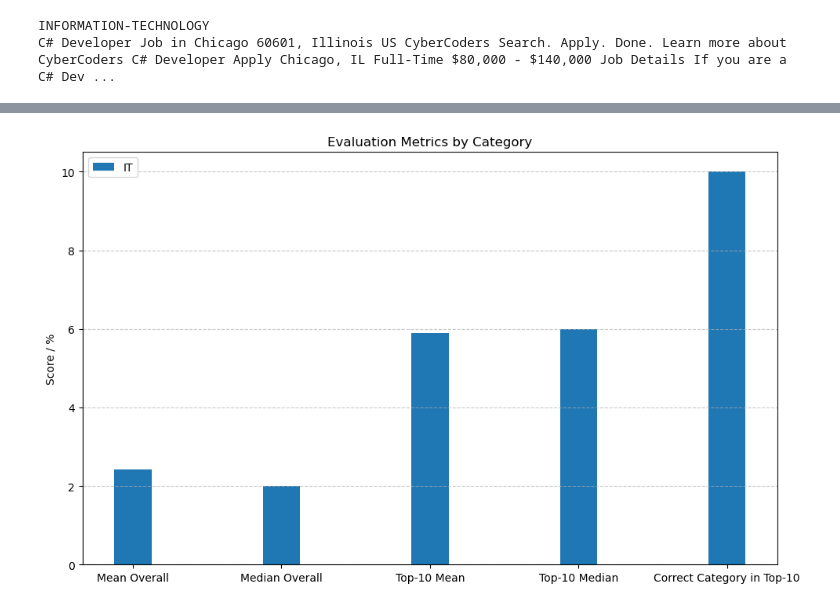
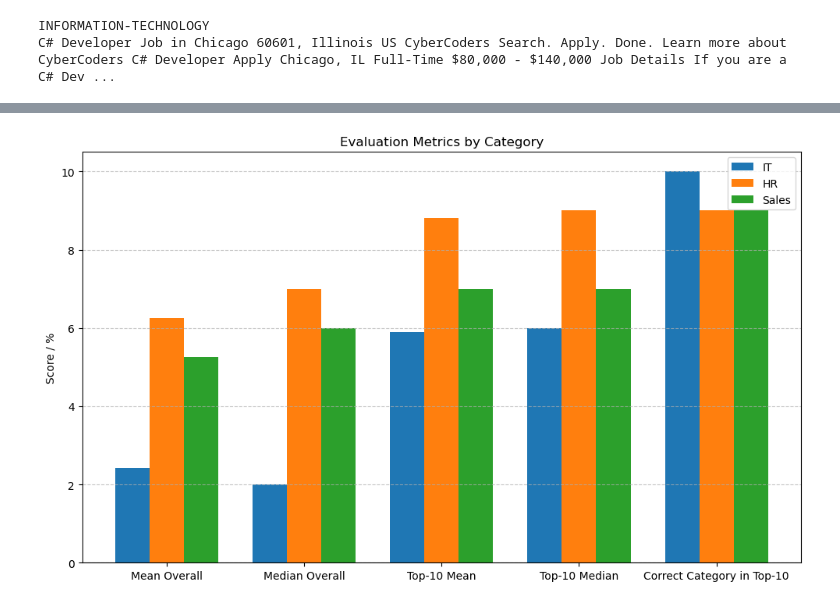
Before and after one commit to zWarMob/aiml_exam, a Jupyter notebook: 4_advanced_LLM_match.ipynb, the cells around one changed output, grey strips where cells are left out. Saved outputs shown, nothing was run; the diff lists cells and outputs as text; code cells hidden in the pictures.

Commit message:
finish advanced llm match

```diff
--- a/4_advanced_LLM_match.ipynb
+++ b/4_advanced_LLM_match.ipynb
@@ -238,7 +282,8 @@ df_cvs_it_test.to_csv('data/processed/base_results/cvs_it_test_scores_advanced_L
 # %%
-# Sort the DataFrame by score
+df_cvs_it_test = pd.read_csv('data/processed/base_results/cvs_it_test_scores_advanced_LLM.csv')
+df_cvs_hr_test = pd.read_csv('data/processed/base_results/cvs_hr_test_scores_advanced_LLM.csv')
+df_cvs_sales_test = pd.read_csv('data/processed/base_results/cvs_sales_test_scores_advanced_LLM.csv')
+
 df_cvs_it_test_sorted = df_cvs_it_test.sort_values(by='score', ascending=False)
-
-# Show the top 10 CVs
-print("\nTop 10 CVs based on score:")
-print(df_cvs_it_test_sorted.head(10)[['Category', 'Resume_str', 'score', 'explanation']])
+df_cvs_hr_test_sorted = df_cvs_hr_test.sort_values(by='score', ascending=False)
+df_cvs_sales_test_sorted = df_cvs_sales_test.sort_values(by='score', ascending=False)
@@ -274,6 +301,8 @@ def compute_metrics(df_sorted, correct_category):
 
 # Compute metrics per category
 metrics_it = compute_metrics(df_cvs_it_test_sorted, 'INFORMATION-TECHNOLOGY')
+metrics_hr = compute_metrics(df_cvs_hr_test_sorted, 'HR')
+metrics_sales = compute_metrics(df_cvs_sales_test_sorted, 'SALES')
 
 # Print the metrics per category
 print("\nMetrics for IT:")
@@ -283,6 +312,19 @@ print(f"Top 10 Mean IT: {metrics_it[2]:.2f}")
 print(f"Top 10 Median IT: {metrics_it[3]:.2f}")
 print(f"Top 10 Correct Count IT: {metrics_it[4]}/10 ({metrics_it[4] / 10 * 100:.0f}%)")
 print("\n--------------------------")
+print("\nMetrics for HR:")
+print(f"Overall Mean HR: {metrics_hr[0]:.2f}")
+print(f"Overall Median HR: {metrics_hr[1]:.2f}")
+print(f"Top 10 Mean HR: {metrics_hr[2]:.2f}")
+print(f"Top 10 Median HR: {metrics_hr[3]:.2f}")
+print(f"Top 10 Correct Count HR: {metrics_hr[4]}/10 ({metrics_hr[4] / 10 * 100:.0f}%)")
+print("\n--------------------------")
+print("\nMetrics for Sales:")
+print(f"Overall Mean Sales: {metrics_sales[0]:.2f}")
+print(f"Overall Median Sales: {metrics_sales[1]:.2f}")
+print(f"Top 10 Mean Sales: {metrics_sales[2]:.2f}")
+print(f"Top 10 Median Sales: {metrics_sales[3]:.2f}")
+print(f"Top 10 Correct Count Sales: {metrics_sales[4]}/10 ({metrics_sales[4] / 10 * 100:.0f}%)")
 # %% [output]
 Metrics for IT:
 Overall Mean IT: 2.42
@@ -295,25 +346,26 @@ Top 10 Correct Count IT: 10/10 (100%)
 # %%
-
 import matplotlib.pyplot as plt
 
 # Show chart
 # Labels and setup
 metric_labels = ['Mean Overall', 'Median Overall', 'Top-10 Mean', 'Top-10 Median', 'Correct Category in Top-10']
-categories = ['IT']
+categories = ['IT', 'HR', 'Sales']
 x = range(len(metric_labels))
 
 # Create bar chart
 width = 0.25
 plt.figure(figsize=(10, 6))
-plt.bar(x, metrics_it, width=width, label='IT')
+plt.bar([p - width for p in x], metrics_it, width=width, label='IT')
+plt.bar(x, metrics_hr, width=width, label='HR')
+plt.bar([p + width for p in x], metrics_sales, width=width, label='Sales')
 
 # Finalize chart
 plt.xticks(x, metric_labels)
 plt.ylabel('Score / %')
 plt.title('Evaluation Metrics by Category')
 plt.legend()
 plt.grid(axis='y', linestyle='--', alpha=0.7)
 plt.tight_layout()
 plt.show()
 # %% [output]
-[figure, old version]
+[figure, new version]
```
Also changed, not shown: parts of 5 cells of this notebook, 2 other files.
